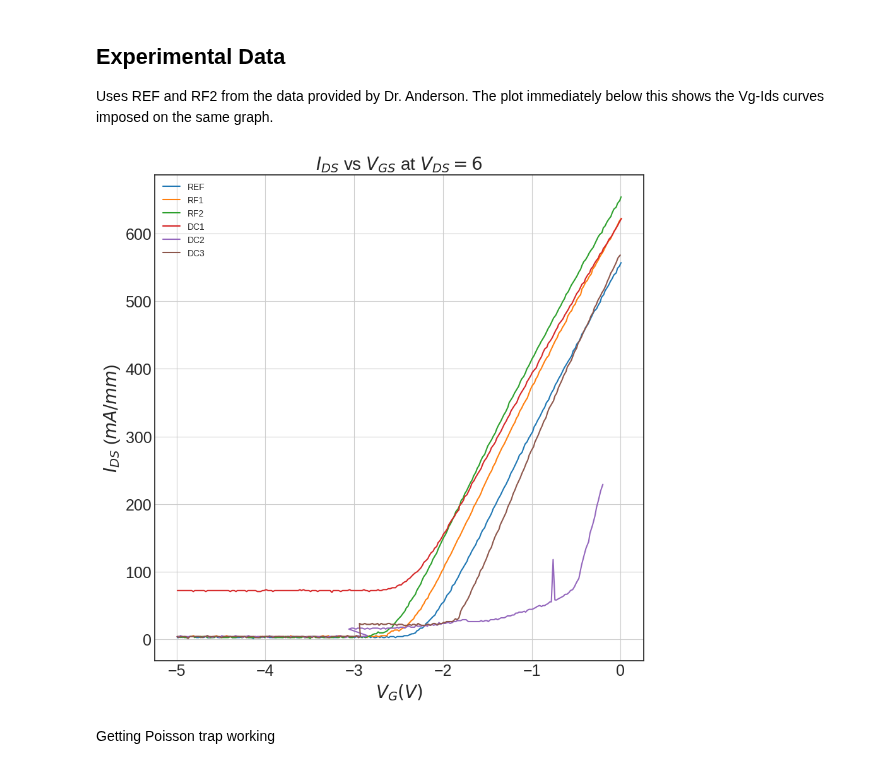
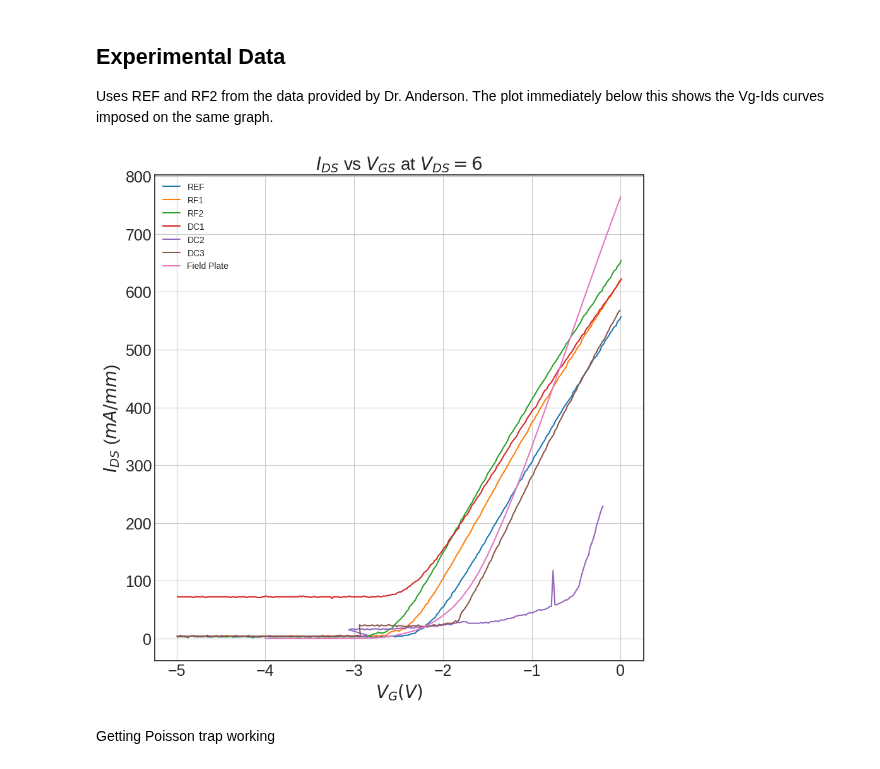
Before and after one commit to IanStafford/banjo-wombat, a Jupyter notebook: allNit/figures.ipynb, the cells around one changed output. Saved outputs shown, nothing was run; the diff lists cells and outputs as text; code cells hidden in the pictures.

```diff
--- a/allNit/figures.ipynb
+++ b/allNit/figures.ipynb
@@ -144,32 +146,32 @@ Uses REF and RF2 from the data provided by Dr. Anderson. The plot immediately be
 # %%
 REF_Vgs, REF_Ids = flooxsRead("/home/staffian/banjo-wombat/allNit/figures/experimentalREF.csv")
 RF1_Vgs, RF1_Ids = flooxsRead("/home/staffian/banjo-wombat/allNit/figures/experimentalRF1.csv")
 RF2_Vgs, RF2_Ids = flooxsRead("/home/staffian/banjo-wombat/allNit/figures/experimentalRF2.csv")
 DC1_Vgs, DC1_Ids = flooxsRead("/home/staffian/banjo-wombat/allNit/figures/experimentalDC1.csv")
 DC2_Vgs, DC2_Ids = flooxsRead("/home/staffian/banjo-wombat/allNit/figures/experimentalDC2.csv")
 DC3_Vgs, DC3_Ids = flooxsRead("/home/staffian/banjo-wombat/allNit/figures/experimentalDC3.csv")
 #fieldplate_Vgs, fieldplate_Ids = flooxsRead("/home/staffian/banjo-wombat/allNit/fieldplate_Vt.csv")
 
 plt.figure(figsize=[10,10]);
 plt.plot(REF_Vgs, 1000*REF_Ids, label="REF");
 plt.plot(RF1_Vgs, 1000*RF1_Ids, label="RF1");
 plt.plot(RF2_Vgs, 1000*RF2_Ids, label="RF2");
 plt.plot(DC1_Vgs, 1000*DC1_Ids, label="DC1");
 plt.plot(DC2_Vgs, 1000*DC2_Ids, label="DC2");
 plt.plot(DC3_Vgs, 1000*DC3_Ids, label="DC3");
-#plt.plot(fieldplate_Vgs, 1000*fieldplate_Ids, label="Field Plate");
+plt.plot(fieldplate_Vgs, 1000*fieldplate_Ids, label="Field Plate");
 #plt.plot(fieldplate_ox_Vgs, 1000*fieldplate_ox_Ids, label="Field Plate with Oxide");
 plt.title("$I_{DS}$ vs $V_{GS}$ at $V_{DS}=6$", fontsize=20);
 plt.xlabel("$V_{G} (V)$", fontsize=20);
 plt.ylabel("$I_{DS}$ (${mA}/{mm}$)", fontsize=20);
 plt.xticks(fontsize = 18)
 plt.yticks(fontsize = 18)
 plt.grid(True);
 plt.legend();
 #plt.savefig("Vt.png", dpi=300, bbox_inches='tight')
 plt.show()
 # %% [output]
-[figure, old version]
+[figure, new version]
 # %% [markdown]
 Getting Poisson trap working
 # %%
```
Also changed, not shown: parts of 3 cells of this notebook, 15 other files.
